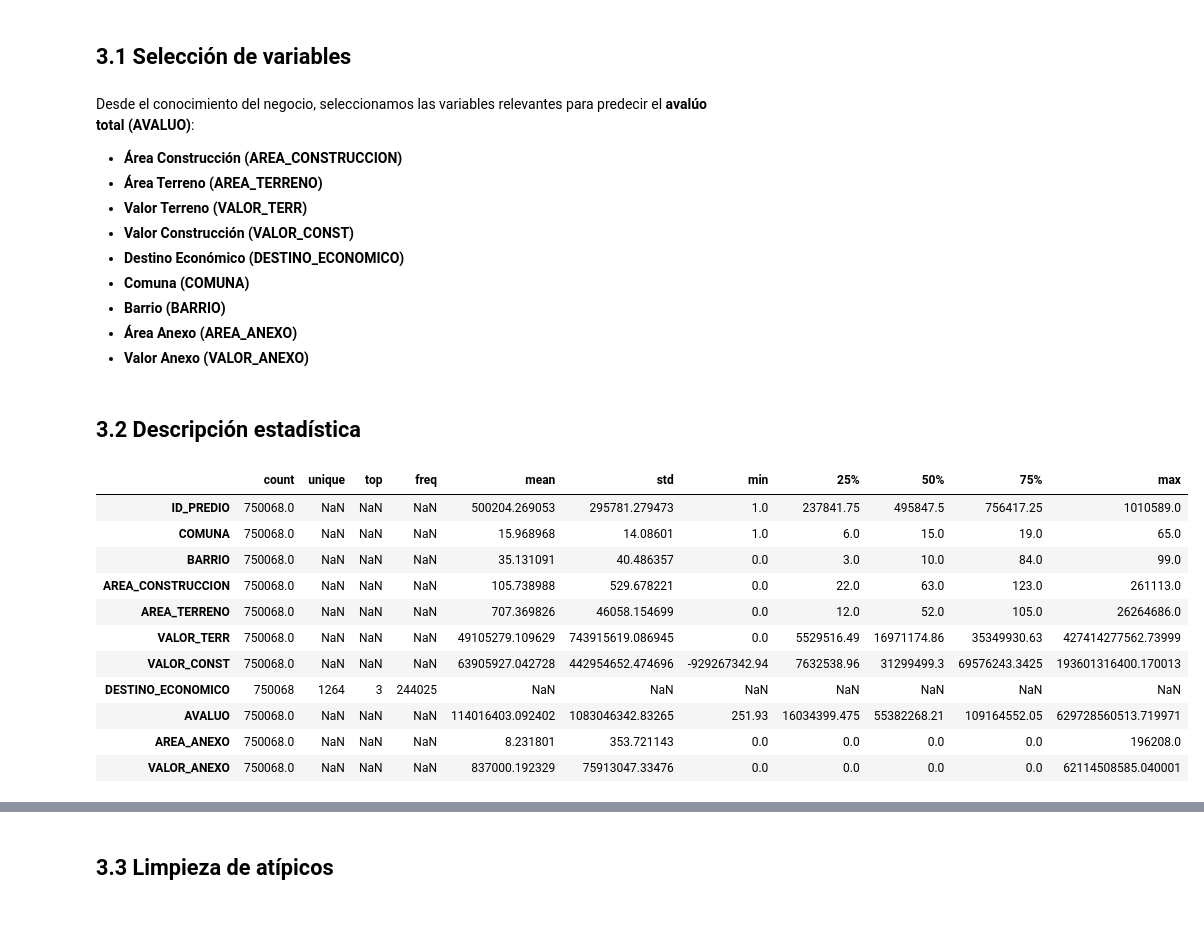
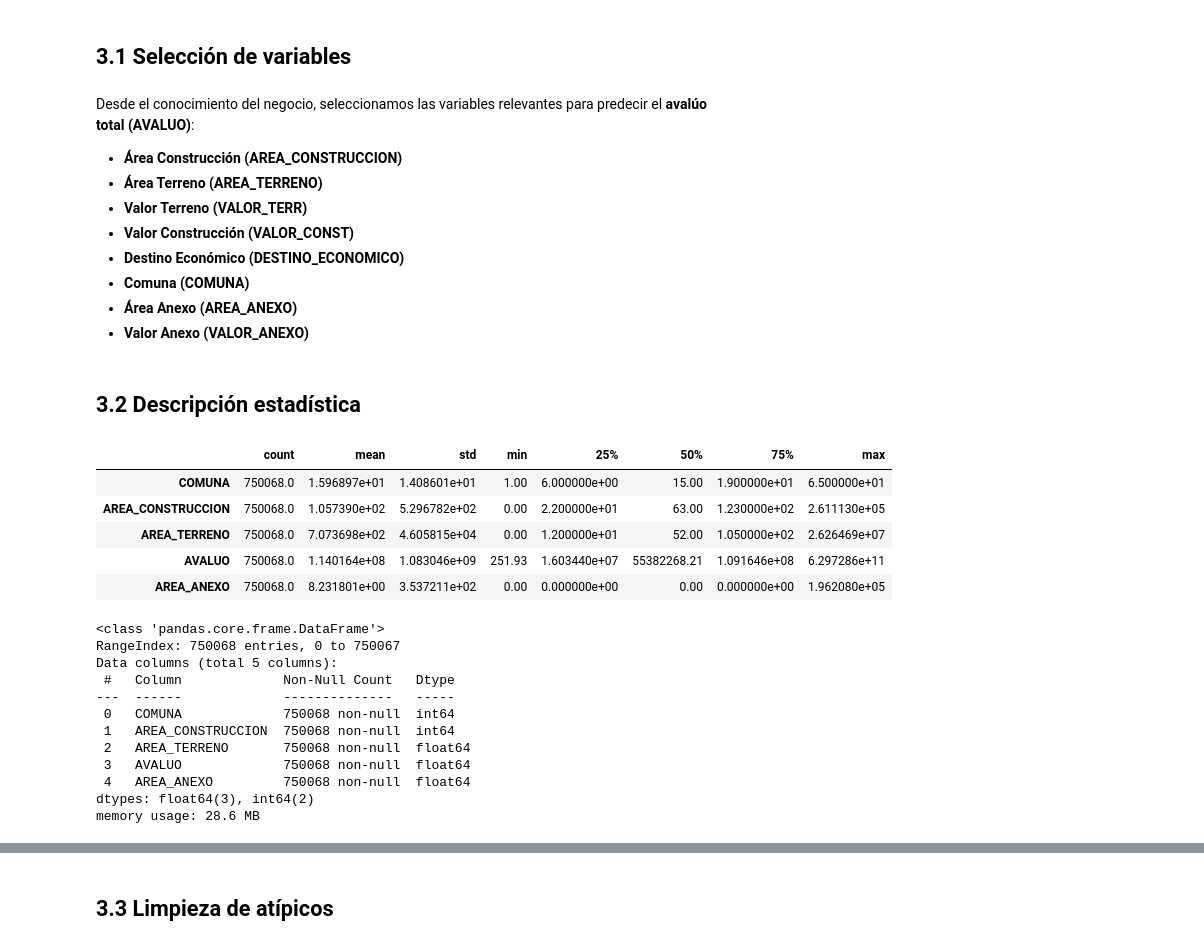
Before and after one commit to JSSanchezH/avaluo-predictivo, a Jupyter notebook: notebooks/01_preparacion_y_modelo.ipynb, the cells around one changed output, grey strips where cells are left out. Cells and saved outputs as stored; diff of their text form; code cells hidden in the pictures; blank space fills up the shorter version.

```diff
--- a/notebooks/01_preparacion_y_modelo.ipynb
+++ b/notebooks/01_preparacion_y_modelo.ipynb
@@ -104,11 +104,10 @@ Variables conocidas en el futuro, que permiten hacer la predicción de la variab
 
 ### Carga de datos y exploración inicial
 # %%
-
 import pandas as pd
 
 # Cargar dataset
-df = pd.read_excel('../data/historicos_2022.xlsx')
+df = pd.read_csv('../data/historicos_2022.csv', decimal=',')
 
 # Vista rápida
 df.head()
@@ -151,30 +130,39 @@ Desde el conocimiento del negocio, seleccionamos las variables relevantes para p
 - **Valor Construcción (VALOR_CONST)**
 - **Destino Económico (DESTINO_ECONOMICO)**
 - **Comuna (COMUNA)**
-- **Barrio (BARRIO)**
 - **Área Anexo (AREA_ANEXO)**
 - **Valor Anexo (VALOR_ANEXO)**
 # %% [markdown]
 ## 3.2 Descripción estadística
 # %%
 cols_a_dropear = [
-    'NUMERO_PREDIAL_NACIONAL', 'TERRENO', 'PREDIO',
-    'ID_TERRENO', 'MANZANA', 'DESCRIP_CONDICION_PROPIEDAD', 'VIGENCIA'
+    'ID_PREDIO', 'NUMERO_PREDIAL_NACIONAL', 'TERRENO', 'PREDIO',
+    'ID_TERRENO', 'MANZANA', 'DESCRIP_CONDICION_PROPIEDAD', 'VIGENCIA', 'BARRIO', 'VALOR_TERR',
+    'VALOR_ANEXO', 'VALOR_CONST', 'DESTINO_ECONOMICO'
 ]
 
-df = df.drop(columns=cols_a_dropear)
+df_clean = df.drop(columns=cols_a_dropear)
 
-df.describe(include='all').T
+df_clean.describe(include='all').T
 # %% [output]
-|  | count | unique | top | freq | mean | std | min | 25% | 50% | 75% | max |
-| ID_PREDIO | 750068.0 | NaN | NaN | NaN | 500204.269053 | 295781.279473 | 1.0 | 237841.75 | 495847.5 | 756417.25 | 1010589.0 |
-| COMUNA | 750068.0 | NaN | NaN | NaN | 15.968968 | 14.08601 | 1.0 | 6.0 | 15.0 | 19.0 | 65.0 |
-| BARRIO | 750068.0 | NaN | NaN | NaN | 35.131091 | 40.486357 | 0.0 | 3.0 | 10.0 | 84.0 | 99.0 |
-| AREA_CONSTRUCCION | 750068.0 | NaN | NaN | NaN | 105.738988 | 529.678221 | 0.0 | 22.0 | 63.0 | 123.0 | 261113.0 |
-| AREA_TERRENO | 750068.0 | NaN | NaN | NaN | 707.369826 | 46058.154699 | 0.0 | 12.0 | 52.0 | 105.0 | 26264686.0 |
-| VALOR_TERR | 750068.0 | NaN | NaN | NaN | 49105279.109629 | 743915619.086945 | 0.0 | 5529516.49 | 16971174.86 | 35349930.63 | 427414277562.73999 |
-| VALOR_CONST | 750068.0 | NaN | NaN | NaN | 63905927.042728 | 442954652.474696 | -929267342.94 | 7632538.96 | 31299499.3 | 69576243.3425 | 193601316400.170013 |
-| DESTINO_ECONOMICO | 750068 | 1264 | 3 | 244025 | NaN | NaN | NaN | NaN | NaN | NaN | NaN |
-| AVALUO | 750068.0 | NaN | NaN | NaN | 114016403.092402 | 1083046342.83265 | 251.93 | 16034399.475 | 55382268.21 | 109164552.05 | 629728560513.719971 |
-| AREA_ANEXO | 750068.0 | NaN | NaN | NaN | 8.231801 | 353.721143 | 0.0 | 0.0 | 0.0 | 0.0 | 196208.0 |
-| VALOR_ANEXO | 750068.0 | NaN | NaN | NaN | 837000.192329 | 75913047.33476 | 0.0 | 0.0 | 0.0 | 0.0 | 62114508585.040001 |
+|  | count | mean | std | min | 25% | 50% | 75% | max |
+| COMUNA | 750068.0 | 1.596897e+01 | 1.408601e+01 | 1.00 | 6.000000e+00 | 15.00 | 1.900000e+01 | 6.500000e+01 |
+| AREA_CONSTRUCCION | 750068.0 | 1.057390e+02 | 5.296782e+02 | 0.00 | 2.200000e+01 | 63.00 | 1.230000e+02 | 2.611130e+05 |
+| AREA_TERRENO | 750068.0 | 7.073698e+02 | 4.605815e+04 | 0.00 | 1.200000e+01 | 52.00 | 1.050000e+02 | 2.626469e+07 |
+| AVALUO | 750068.0 | 1.140164e+08 | 1.083046e+09 | 251.93 | 1.603440e+07 | 55382268.21 | 1.091646e+08 | 6.297286e+11 |
+| AREA_ANEXO | 750068.0 | 8.231801e+00 | 3.537211e+02 | 0.00 | 0.000000e+00 | 0.00 | 0.000000e+00 | 1.962080e+05 |
+# %%
+df_clean.info()
+# %% [output]
+<class 'pandas.core.frame.DataFrame'>
+RangeIndex: 750068 entries, 0 to 750067
+Data columns (total 5 columns):
+ #   Column             Non-Null Count   Dtype
+---  ------             --------------   -----
+ 0   COMUNA             750068 non-null  int64
+ 1   AREA_CONSTRUCCION  750068 non-null  int64
+ 2   AREA_TERRENO       750068 non-null  float64
+ 3   AVALUO             750068 non-null  float64
+ 4   AREA_ANEXO         750068 non-null  float64
+dtypes: float64(3), int64(2)
+memory usage: 28.6 MB
```
Also changed, not shown: parts of 44 cells of this notebook, 4 other files.
